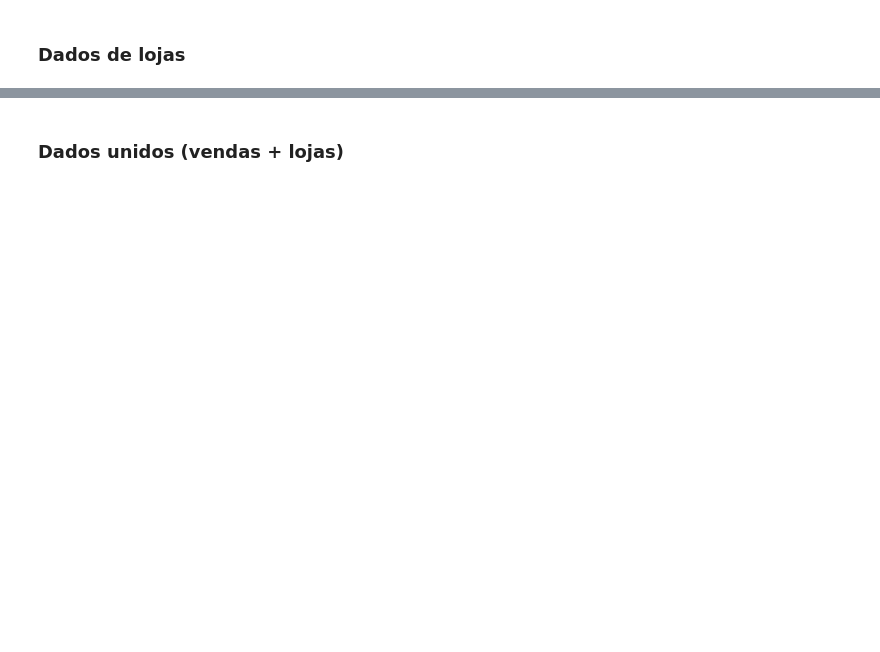
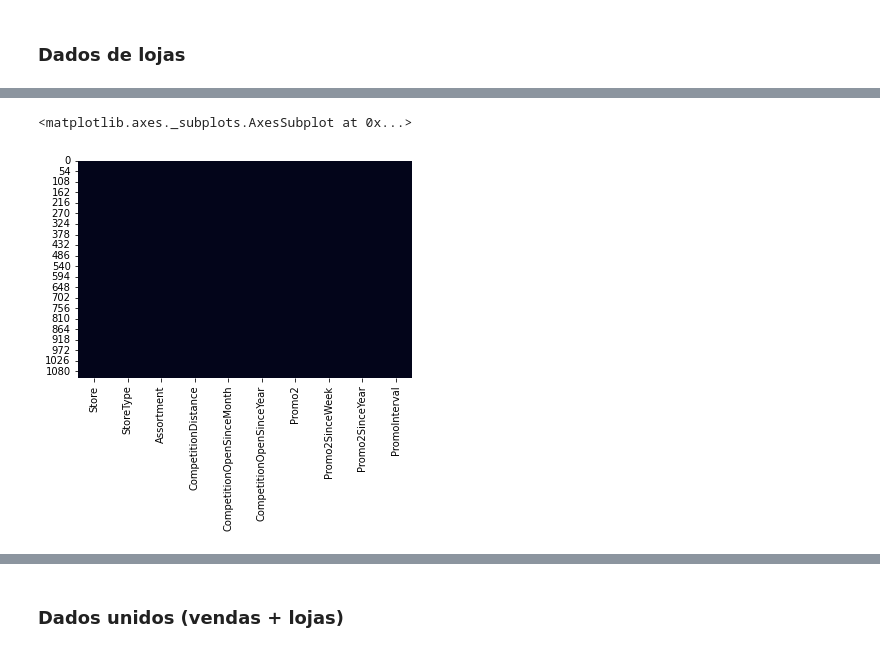
Before and after one commit to Vinicius-Luiz/ciencia_dados_para_empresas, a Jupyter notebook: DEPT VENDAS/Departamento_De_Vendas.ipynb, the cells around one changed output, grey strips where cells are left out. Cells and saved outputs as stored; diff of their text form; code cells hidden in the pictures; blank space fills up the shorter version.

```diff
--- a/DEPT VENDAS/Departamento_De_Vendas.ipynb
+++ b/DEPT VENDAS/Departamento_De_Vendas.ipynb
@@ -217,0 +285,13 @@ sales_train_df.describe()
+# %%
+# Substituir valores nulos por 0
+str_cols = ['Promo2SinceWeek', 'Promo2SinceYear','PromoInterval', 'CompetitionOpenSinceMonth','CompetitionOpenSinceYear']
+for col in str_cols:
+  store_info_df[col].fillna(0, inplace=True)
+# %%
+# Substituir valores nulos da distancia dos concorrentes pela média
+store_info_df['CompetitionDistance'].fillna(store_info_df['CompetitionDistance'].mean(), inplace = True)
+# %%
+sns.heatmap(store_info_df.isnull(), cbar= False)
+# %% [output]
+<matplotlib.axes._subplots.AxesSubplot at 0x...>
+[figure, added]
```
Also changed, not shown: parts of 29 cells of this notebook, 1 other file.
